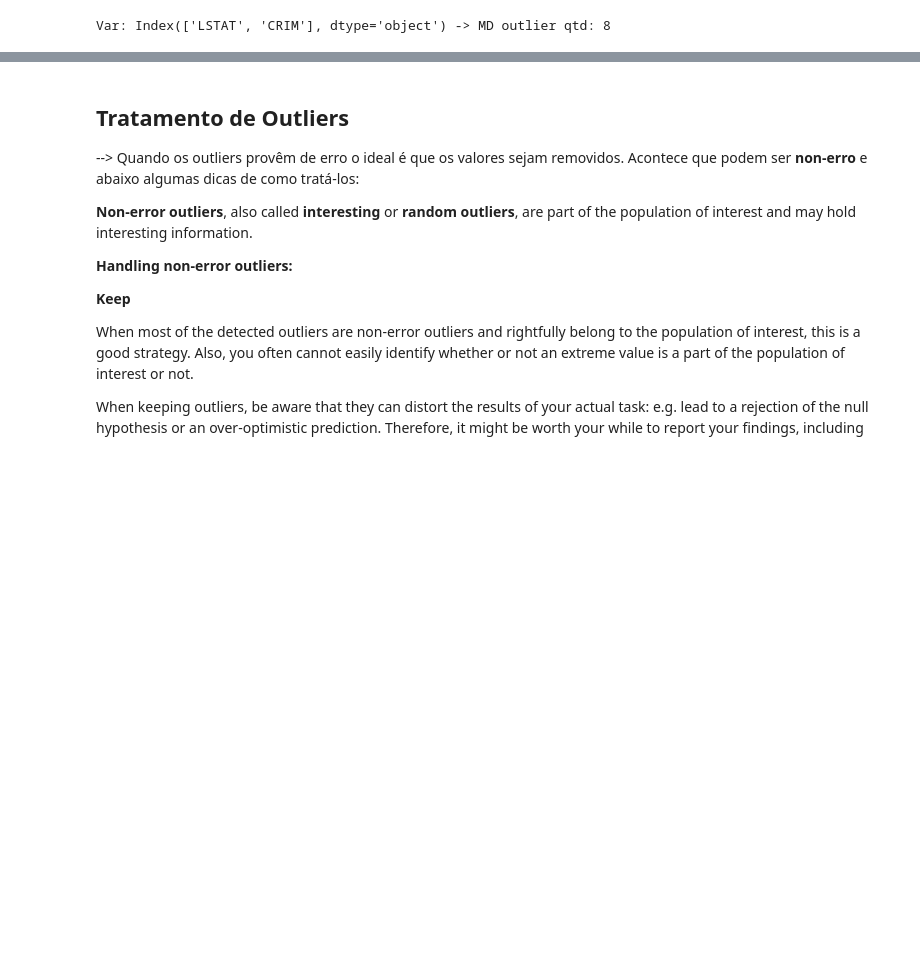
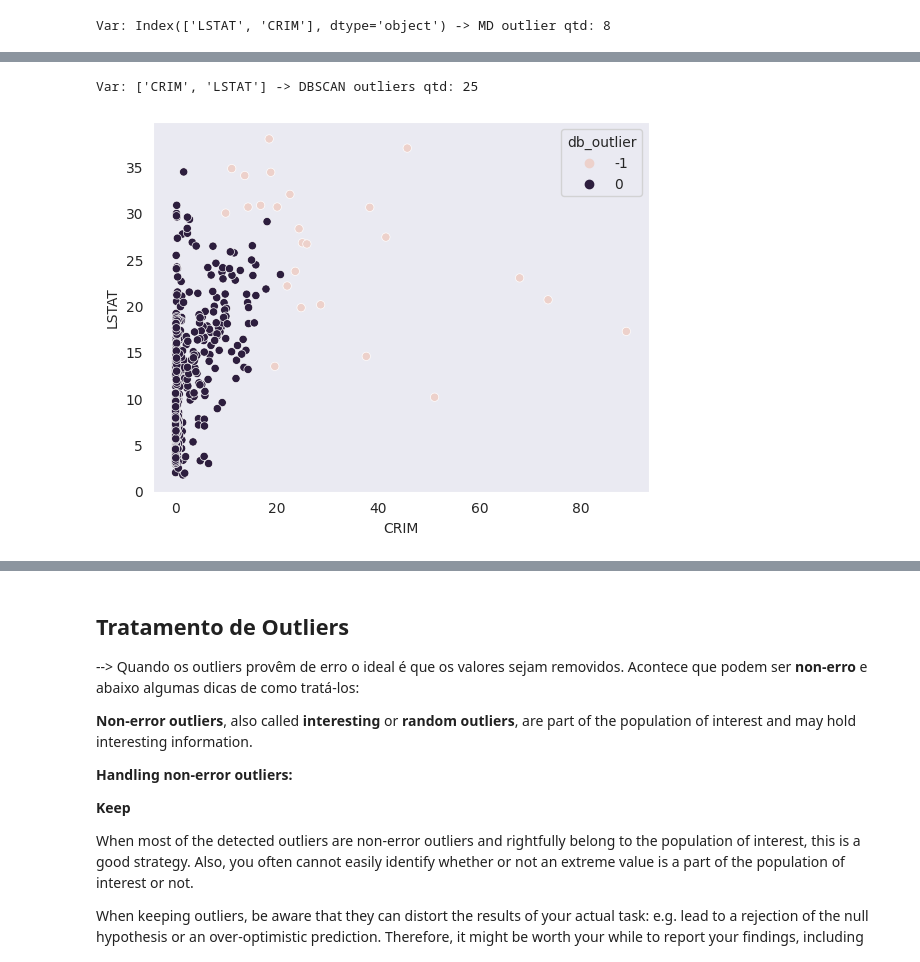
Before and after one commit to ficorrea/data_science, a Jupyter notebook: data_treatment/outlier_detect_treatment.ipynb, the cells around one changed output, grey strips where cells are left out. Saved outputs shown, nothing was run; the diff lists cells and outputs as text; code cells hidden in the pictures; blank space fills up the shorter version.

```diff
--- a/data_treatment/outlier_detect_treatment.ipynb
+++ b/data_treatment/outlier_detect_treatment.ipynb
@@ -289,0 +409,29 @@ Var: Index(['LSTAT', 'CRIM'], dtype='object') -> MD outlier qtd: 8
+# %%
+from sklearn.preprocessing import MinMaxScaler
+from sklearn.cluster import DBSCAN
+
+# se normalizar os dados é necessário
+# compensar nos valores de epsilon e min_samples
+
+def dbscan_method(df, variable=[], epsilon=4, min_samples=6, norm=False):
+    df_temp = df[variable].copy()
+
+    if norm:
+        mm = MinMaxScaler()
+        df_temp[variable] = mm.fit_transform(df_temp[variable])
+
+    model = DBSCAN(eps=epsilon, min_samples=min_samples)
+    model.fit(df_temp[variable])
+    df_temp['db_outlier'] = model.labels_
+
+    db_outliers = df_temp[df_temp.db_outlier == -1]['db_outlier'].count()
+    print(f'Var: {variable} -> DBSCAN outliers qtd: {db_outliers}')
+    return df_temp
+
+dd = dbscan_method(df, ['CRIM', 'LSTAT'], norm=False)
+# %% [output]
+Var: ['CRIM', 'LSTAT'] -> DBSCAN outliers qtd: 25
+# %%
+sns.scatterplot(data=dd, x='CRIM', y='LSTAT', hue='db_outlier');
+# %% [output]
+[figure, added]
```
Also changed, not shown: parts of 11 cells of this notebook.
